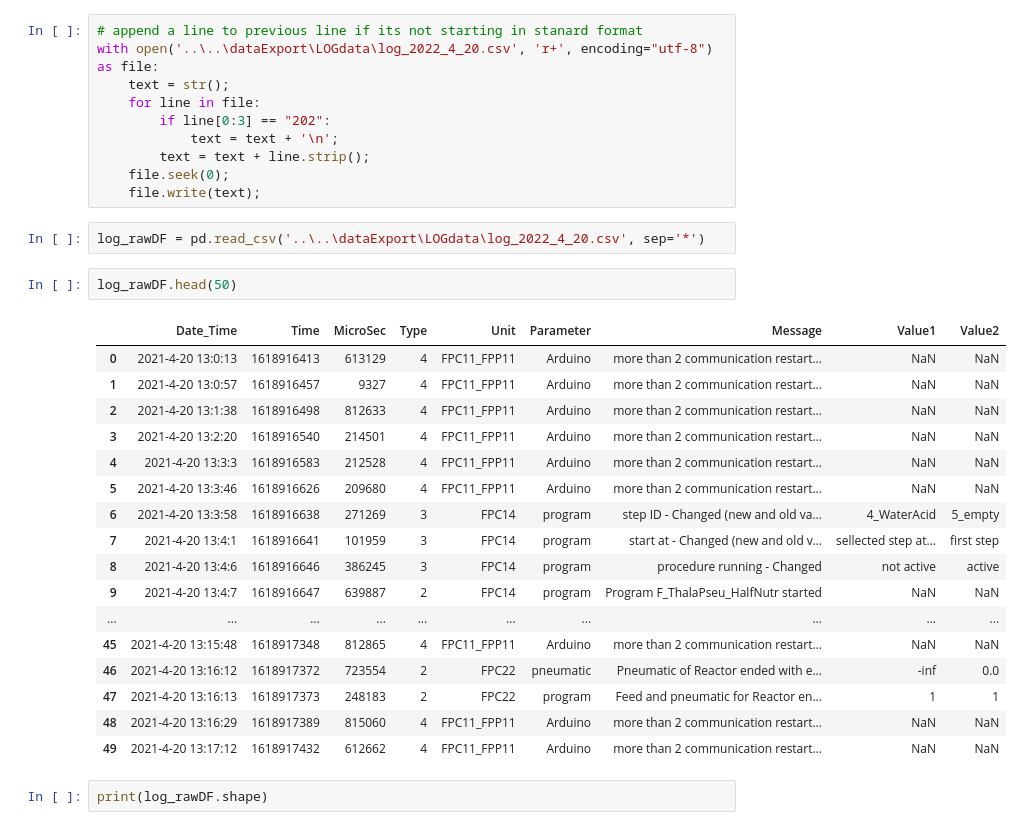
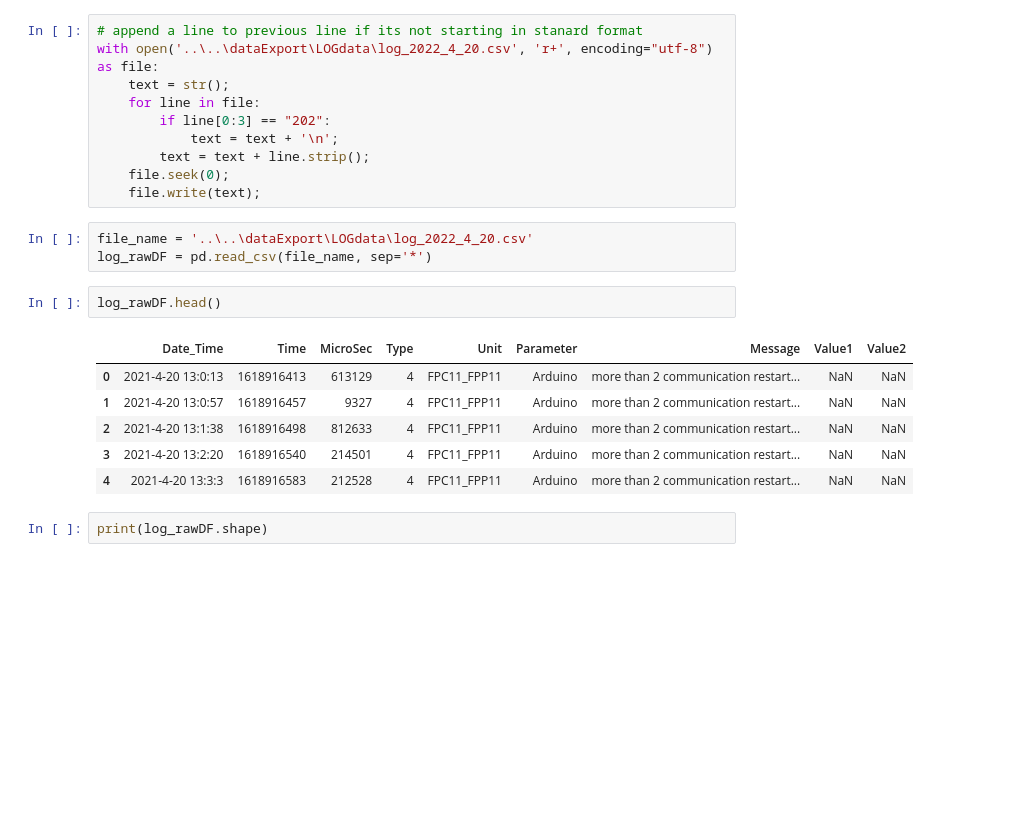
Before and after one commit to janakishyama/ESR_10, a Jupyter notebook: WP1/Data_Dashboard/log_preprocess.ipynb, the cells around one changed output. Cells and saved outputs as stored; diff of their text form; blank space fills up the shorter version.

```diff
--- a/WP1/Data_Dashboard/log_preprocess.ipynb
+++ b/WP1/Data_Dashboard/log_preprocess.ipynb
@@ -20,27 +20,17 @@ with open('..\..\dataExport\LOGdata\log_2022_4_20.csv', 'r+', encoding="utf-8")
     file.seek(0);
     file.write(text);
 # %%
-log_rawDF = pd.read_csv('..\..\dataExport\LOGdata\log_2022_4_20.csv', sep='*')
+file_name = '..\..\dataExport\LOGdata\log_2022_4_20.csv'
+log_rawDF = pd.read_csv(file_name, sep='*')
 # %%
-log_rawDF.head(50)
+log_rawDF.head()
 # %% [output]
 |  | Date_Time | Time | MicroSec | Type | Unit | Parameter | Message | Value1 | Value2 |
 | 0 | 2021-4-20 13:0:13 | 1618916413 | 613129 | 4 | FPC11_FPP11 | Arduino | more than 2 communication restart... | NaN | NaN |
 | 1 | 2021-4-20 13:0:57 | 1618916457 | 9327 | 4 | FPC11_FPP11 | Arduino | more than 2 communication restart... | NaN | NaN |
 | 2 | 2021-4-20 13:1:38 | 1618916498 | 812633 | 4 | FPC11_FPP11 | Arduino | more than 2 communication restart... | NaN | NaN |
 | 3 | 2021-4-20 13:2:20 | 1618916540 | 214501 | 4 | FPC11_FPP11 | Arduino | more than 2 communication restart... | NaN | NaN |
 | 4 | 2021-4-20 13:3:3 | 1618916583 | 212528 | 4 | FPC11_FPP11 | Arduino | more than 2 communication restart... | NaN | NaN |
-| 5 | 2021-4-20 13:3:46 | 1618916626 | 209680 | 4 | FPC11_FPP11 | Arduino | more than 2 communication restart... | NaN | NaN |
-| 6 | 2021-4-20 13:3:58 | 1618916638 | 271269 | 3 | FPC14 | program | step ID - Changed (new and old va... | 4_WaterAcid | 5_empty |
-| 7 | 2021-4-20 13:4:1 | 1618916641 | 101959 | 3 | FPC14 | program | start at - Changed (new and old v... | sellected step at... | first step |
-| 8 | 2021-4-20 13:4:6 | 1618916646 | 386245 | 3 | FPC14 | program | procedure running - Changed | not active | active |
-| 9 | 2021-4-20 13:4:7 | 1618916647 | 639887 | 2 | FPC14 | program | Program F_ThalaPseu_HalfNutr started | NaN | NaN |
-| ... | ... | ... | ... | ... | ... | ... | ... | ... | ... |
-| 45 | 2021-4-20 13:15:48 | 1618917348 | 812865 | 4 | FPC11_FPP11 | Arduino | more than 2 communication restart... | NaN | NaN |
-| 46 | 2021-4-20 13:16:12 | 1618917372 | 723554 | 2 | FPC22 | pneumatic | Pneumatic of Reactor ended with e... | -inf | 0.0 |
-| 47 | 2021-4-20 13:16:13 | 1618917373 | 248183 | 2 | FPC22 | program | Feed and pneumatic for Reactor en... | 1 | 1 |
-| 48 | 2021-4-20 13:16:29 | 1618917389 | 815060 | 4 | FPC11_FPP11 | Arduino | more than 2 communication restart... | NaN | NaN |
-| 49 | 2021-4-20 13:17:12 | 1618917432 | 612662 | 4 | FPC11_FPP11 | Arduino | more than 2 communication restart... | NaN | NaN |
 # %%
 print(log_rawDF.shape)
 # %% [output]
```
Also changed, not shown: parts of 35 cells of this notebook, 6 other files.
